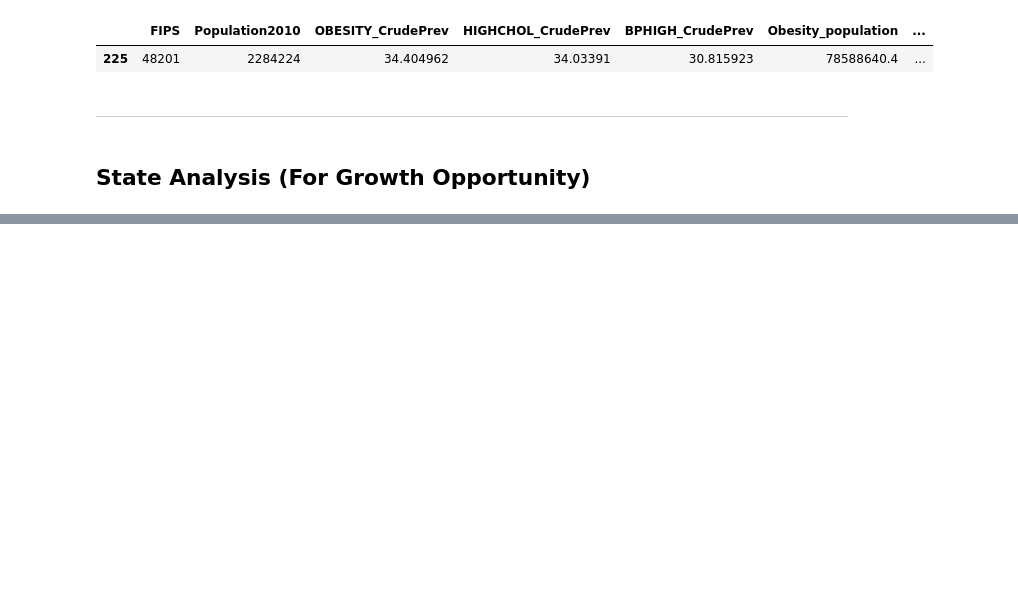
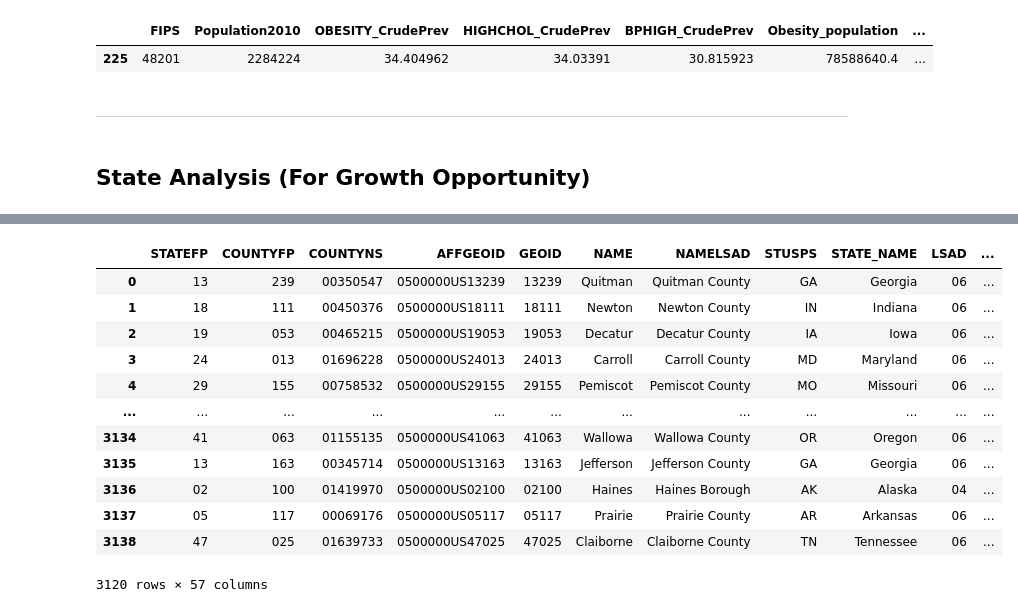
Before and after one commit to wylliamunlimited/food-access-analysis, a Jupyter notebook: data-analysis.ipynb, the cells around one changed output, grey strips where cells are left out. Cells and saved outputs as stored; diff of their text form; code cells hidden in the pictures; blank space fills up the shorter version.

```diff
--- a/data-analysis.ipynb
+++ b/data-analysis.ipynb
@@ -973,0 +994,24 @@ See the caveats in the documentation: https://pandas.pydata.org/pandas-docs/stab
+# %%
+counties = gpd.read_file("cb_2021_us_county_20m.shp")
+counties["FIPS"] = counties["STATEFP"] + counties["COUNTYFP"]
+
+access["FIPS"] = access["FIPS"].astype(str).str.zfill(5)
+counties["FIPS"] = counties["FIPS"].astype(str)
+
+merged = counties.merge(access, how="inner", on="FIPS")
+filtered = merged[pd.to_numeric(merged["LACCESS_POP15"], errors="coerce").notnull()]
+filtered
+# %% [output]
+|  | STATEFP | COUNTYFP | COUNTYNS | AFFGEOID | GEOID | NAME | NAMELSAD | STUSPS | STATE_NAME | LSAD | ... |
+| 0 | 13 | 239 | 00350547 | 0500000US13239 | 13239 | Quitman | Quitman County | GA | Georgia | 06 | ... |
+| 1 | 18 | 111 | 00450376 | 0500000US18111 | 18111 | Newton | Newton County | IN | Indiana | 06 | ... |
+| 2 | 19 | 053 | 00465215 | 0500000US19053 | 19053 | Decatur | Decatur County | IA | Iowa | 06 | ... |
+| 3 | 24 | 013 | 01696228 | 0500000US24013 | 24013 | Carroll | Carroll County | MD | Maryland | 06 | ... |
+| 4 | 29 | 155 | 00758532 | 0500000US29155 | 29155 | Pemiscot | Pemiscot County | MO | Missouri | 06 | ... |
+| ... | ... | ... | ... | ... | ... | ... | ... | ... | ... | ... | ... |
+| 3134 | 41 | 063 | 01155135 | 0500000US41063 | 41063 | Wallowa | Wallowa County | OR | Oregon | 06 | ... |
+| 3135 | 13 | 163 | 00345714 | 0500000US13163 | 13163 | Jefferson | Jefferson County | GA | Georgia | 06 | ... |
+| 3136 | 02 | 100 | 01419970 | 0500000US02100 | 02100 | Haines | Haines Borough | AK | Alaska | 04 | ... |
+| 3137 | 05 | 117 | 00069176 | 0500000US05117 | 05117 | Prairie | Prairie County | AR | Arkansas | 06 | ... |
+| 3138 | 47 | 025 | 01639733 | 0500000US47025 | 47025 | Claiborne | Claiborne County | TN | Tennessee | 06 | ... |
+3120 rows × 57 columns
```
Also changed, not shown: parts of 18 cells of this notebook, 10 other files.
